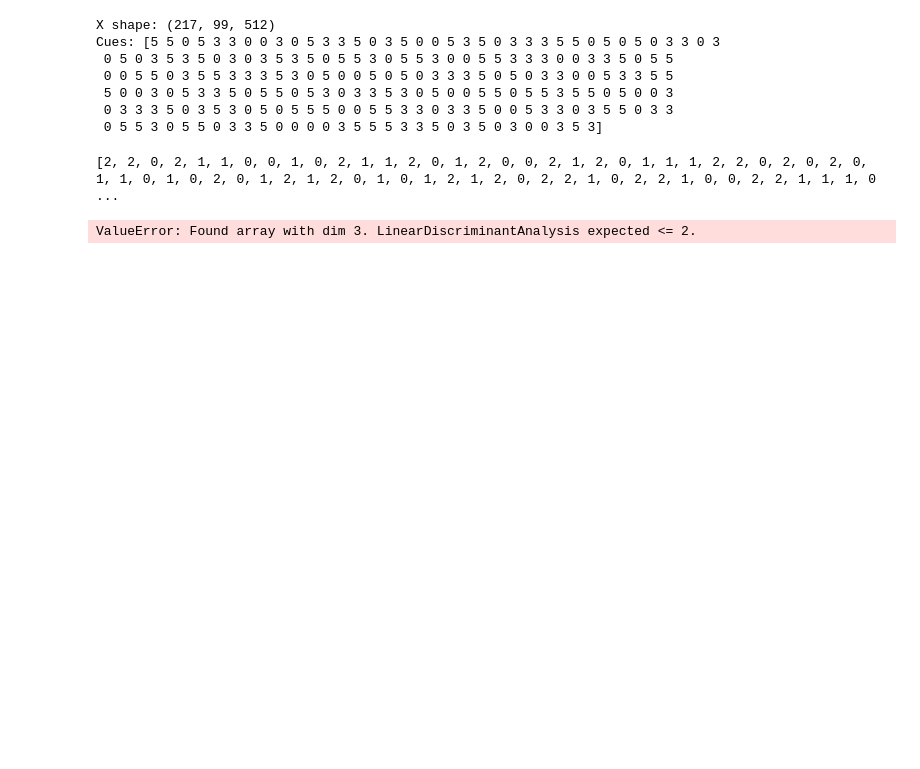
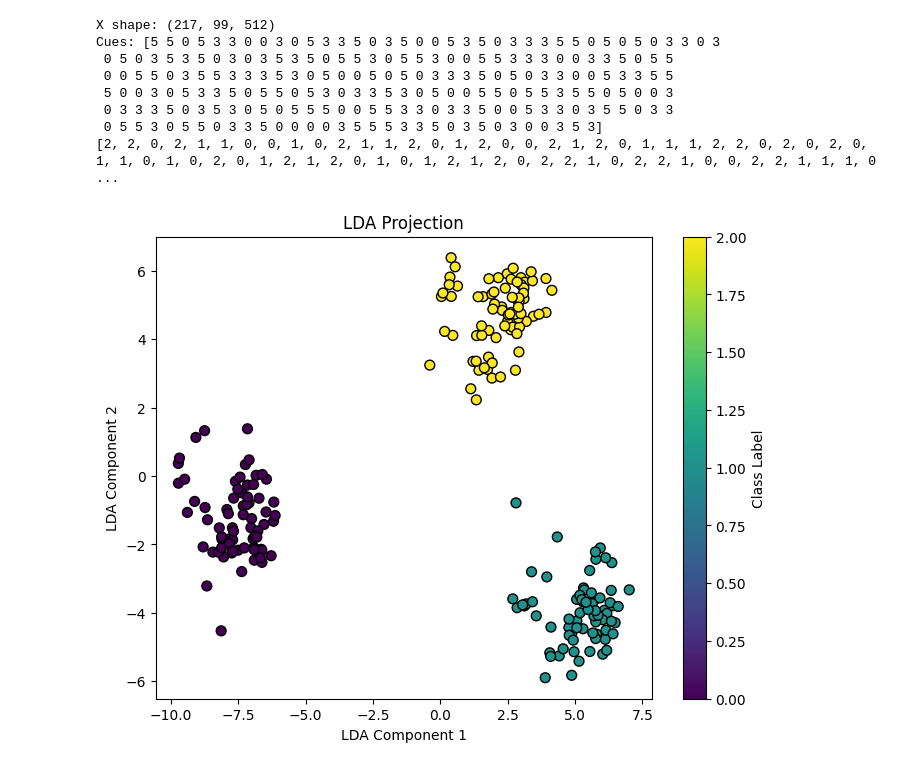
Before and after one commit to Yishu-Li/NeuraNIL, a Jupyter notebook: data_vis.ipynb, the cells around one changed output. Drawn from its saved outputs; the diff is of its cells as text; code cells hidden in the pictures; blank space fills up the shorter version.

```diff
--- a/data_vis.ipynb
+++ b/data_vis.ipynb
@@ -10,6 +10,12 @@ y = np.load(dataDir / 'data.npz')['y']
 
 print('X shape:', X.shape)
 print('Cues:', y)
+
+# Change the labels to range(0, num_classes)
+label_mapping = {label: i for i, label in enumerate(set(y.tolist()))}
+y = [label_mapping[label.item()] for label in y]
+
+print(y)
 # %% [output]
 X shape: (217, 99, 512)
 Cues: [5 5 0 5 3 3 0 0 3 0 5 3 3 5 0 3 5 0 0 5 3 5 0 3 3 3 5 5 0 5 0 5 0 3 3 0 3
@@ -18,27 +24,15 @@ Cues: [5 5 0 5 3 3 0 0 3 0 5 3 3 5 0 3 5 0 0 5 3 5 0 3 3 3 5 5 0 5 0 5 0 3 3 0 3
  5 0 0 3 0 5 3 3 5 0 5 5 0 5 3 0 3 3 5 3 0 5 0 0 5 5 0 5 5 3 5 5 0 5 0 0 3
  0 3 3 3 5 0 3 5 3 0 5 0 5 5 5 0 0 5 5 3 3 0 3 3 5 0 0 5 3 3 0 3 5 5 0 3 3
  0 5 5 3 0 5 5 0 3 3 5 0 0 0 0 3 5 5 5 3 3 5 0 3 5 0 3 0 0 3 5 3]
+[2, 2, 0, 2, 1, 1, 0, 0, 1, 0, 2, 1, 1, 2, 0, 1, 2, 0, 0, 2, 1, 2, 0, 1, 1, 1, 2, 2, 0, 2, 0, 2, 0, 1, 1, 0, 1, 0, 2, 0, 1, 2, 1, 2, 0, 1, 0, 1, 2, 1, 2, 0, 2, 2, 1, 0, 2, 2, 1, 0, 0, 2, 2, 1, 1, 1, 0 ...
-# %%
-# Change the labels to range(0, num_classes)
-label_mapping = {label: i for i, label in enumerate(set(y.tolist()))}
-y = [label_mapping[label.item()] for label in y]
-
-print(y)
-# %% [output]
-[2, 2, 0, 2, 1, 1, 0, 0, 1, 0, 2, 1, 1, 2, 0, 1, 2, 0, 0, 2, 1, 2, 0, 1, 1, 1, 2, 2, 0, 2, 0, 2, 0, 1, 1, 0, 1, 0, 2, 0, 1, 2, 1, 2, 0, 1, 0, 1, 2, 1, 2, 0, 2, 2, 1, 0, 2, 2, 1, 0, 0, 2, 2, 1, 1, 1, 0 ...
 # %%
 # Plot LDA for data
 import matplotlib.pyplot as plt
 from sklearn.discriminant_analysis import LinearDiscriminantAnalysis
 lda = LinearDiscriminantAnalysis(n_components=2)
 X_lda = lda.fit_transform(np.mean(X, axis=1), y)
-plt.figure(figsize=(8, 6))
-plt.scatter(X_lda[:, 0], X_lda[:, 1], c=y, cmap='viridis', edgecolor='k', s=50)
-plt.title('LDA')
-plt.xlabel('LD1')
-plt.ylabel('LD2')
-plt.colorbar(label='Class')
-plt.grid()
-plt.show()
+
+from utils import plot_lda
+plot_lda(X_lda, y)
 # %% [output]
-ValueError: Found array with dim 3. LinearDiscriminantAnalysis expected <= 2.
+[figure, added]
```
Also changed, not shown: 6 other files.
